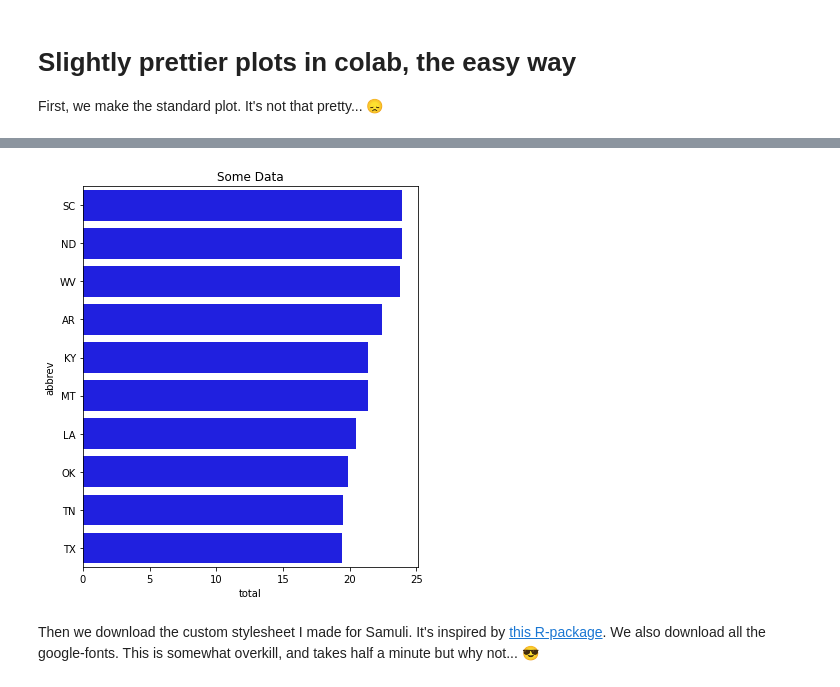
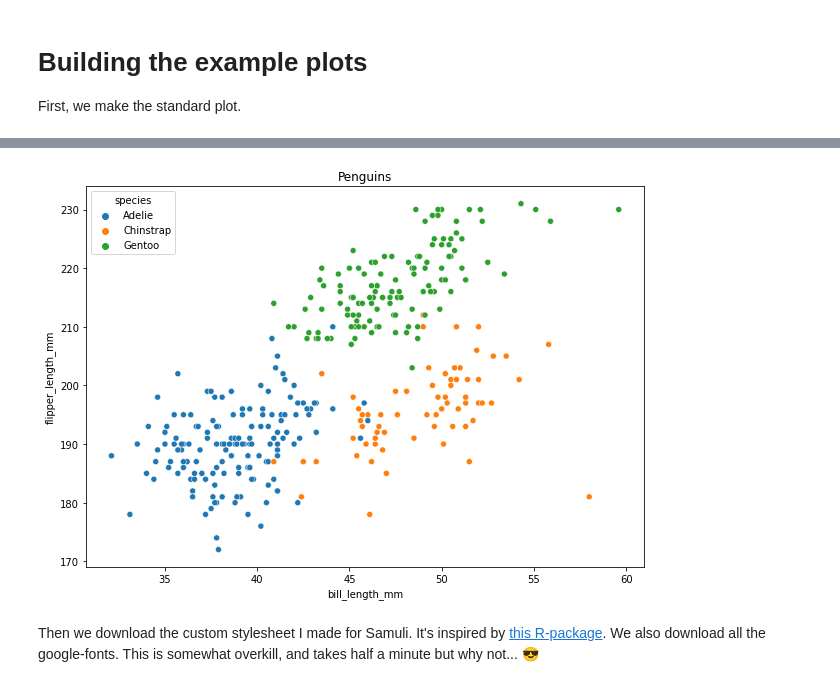
Before and after one commit to MNoichl/opinionated, a Jupyter notebook: build_example_plots.ipynb, the cells around one changed output, grey strips where cells are left out. Saved outputs shown, nothing was run; the diff lists cells and outputs as text; code cells hidden in the pictures.

```diff
--- a/build_example_plots.ipynb
+++ b/build_example_plots.ipynb
@@ -3,23 +3,24 @@
 # %% [markdown]
-# Slightly prettier plots in colab, the easy way
+# Building the example plots
 
-First, we make the standard plot. It's not that pretty... 😞
+First, we make the standard plot.
 # %%
 import seaborn as sns
 from matplotlib import font_manager as fm, pyplot as plt
 import shutil
 import matplotlib
+import pandas as pd
 
 #Loading the data:
 
-crashes = sns.load_dataset("car_crashes").sort_values("total", ascending=False)[0:10]
+penguins = sns.load_dataset("penguins")
 
 
-f, ax = plt.subplots(figsize=(6, 7))
-sns.barplot(x="total", y="abbrev", data=crashes,
-            label="Total",color='b')
-plt.title('Some Title')
-ax.set_title('Some Data')
+f, ax = plt.subplots(figsize=(10, 7))
+sns.scatterplot(x="bill_length_mm", y="flipper_length_mm", data=penguins,
+            hue='species')
+
+ax.set_title('Penguins')
 
 plt.savefig('img/outofthebox_barchart.png',bbox_inches='tight',dpi =400, transparent=False)
 # %% [output]
@@ -29,4 +27,4 @@ C:\Users\noich\AppData\Roaming\Python\Python37\site-packages\numpy\.libs\libopen
-[figure, old version]
+[figure, new version]
 # %% [markdown]
 Then we download the custom stylesheet I made for Samuli. It's inspired by [this R-package](https://github.com/hrbrmstr/hrbrthemes). We also download all the google-fonts. This is somewhat overkill, and takes half a minute but why not... 😎
 # %%
```
Also changed, not shown: parts of 5 cells of this notebook, 4 other files.
